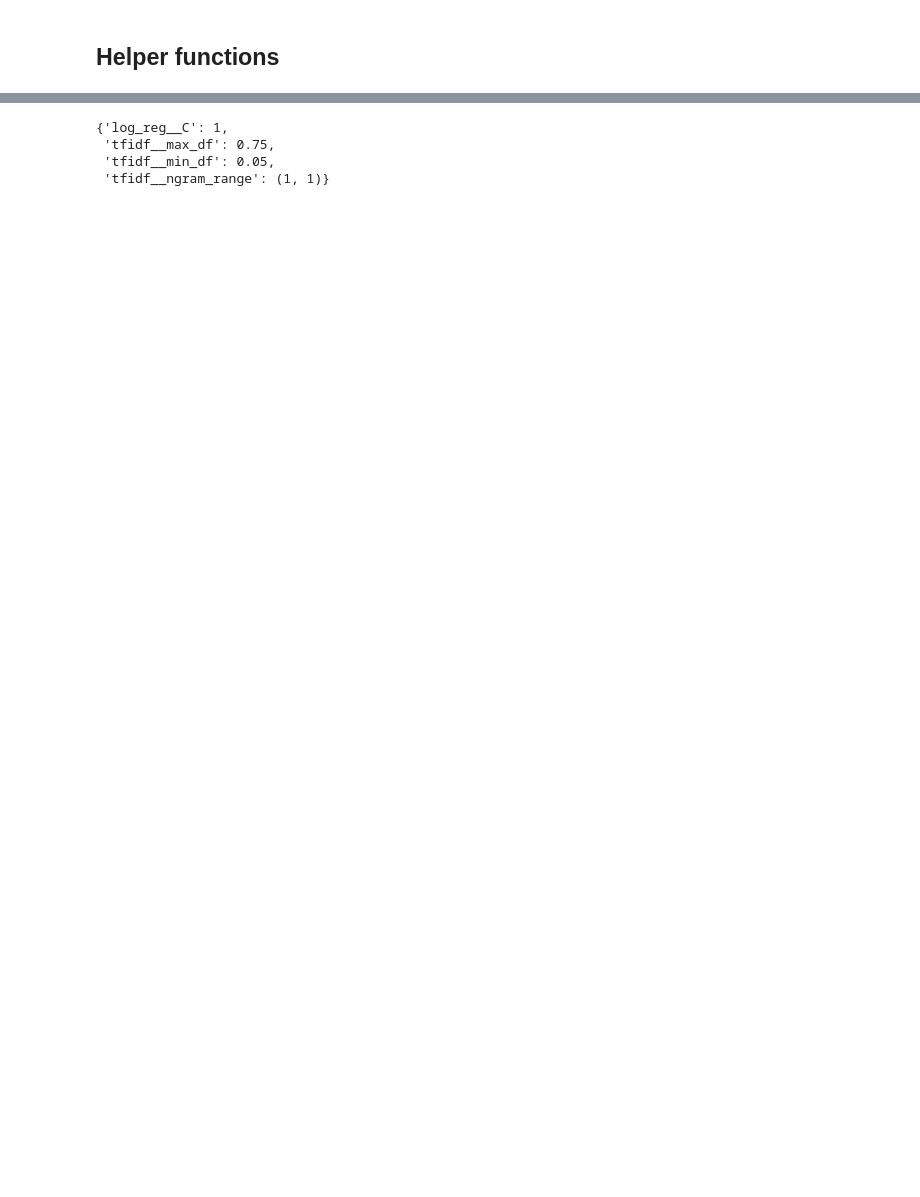
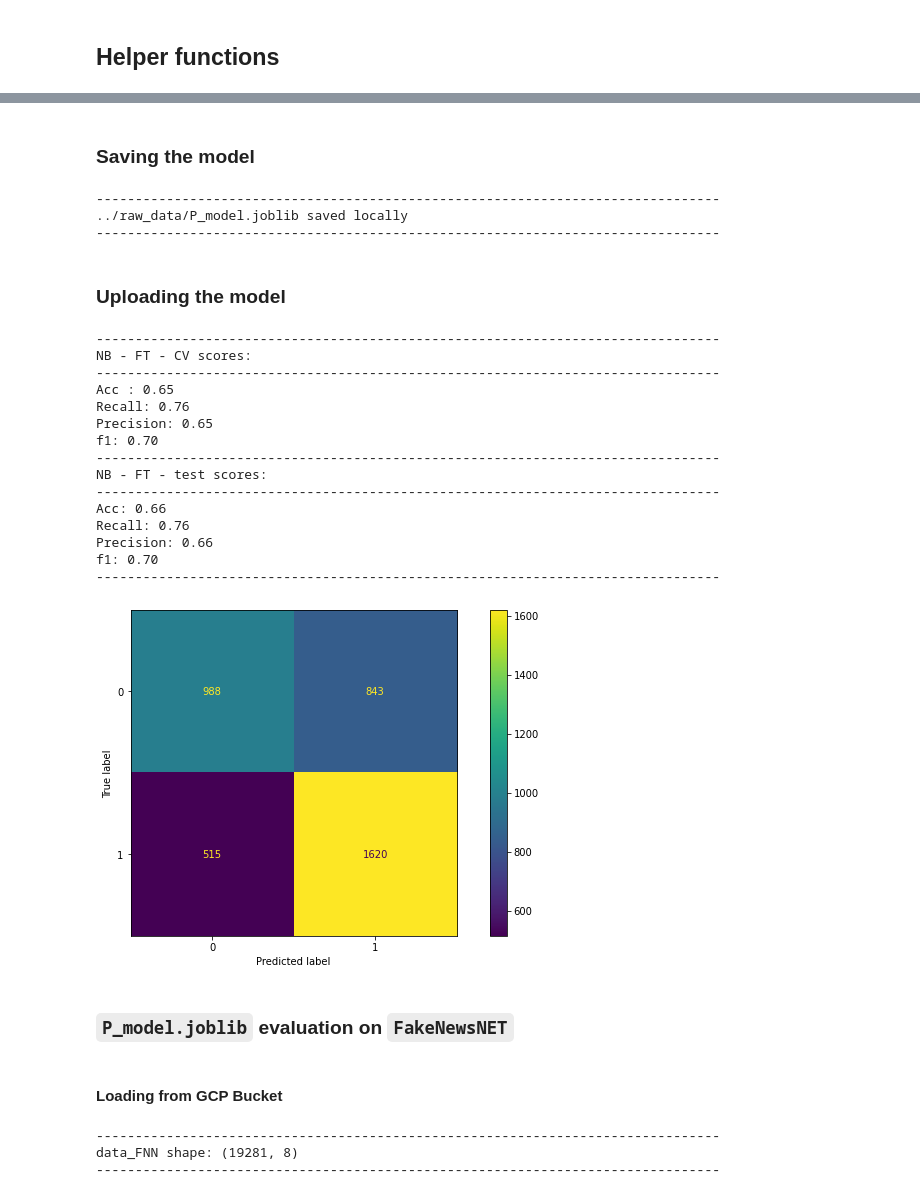
Before and after one commit to EddyEdzwan/StopFAIke, a Jupyter notebook: notebooks/JS_politifact_scrap_ML.ipynb, the cells around one changed output, grey strips where cells are left out. Cells and saved outputs as stored; diff of their text form; code cells hidden in the pictures; blank space fills up the shorter version.

Commit message:
ML-DL cross evaluation notebooks added

```diff
--- a/notebooks/JS_politifact_scrap_ML.ipynb
+++ b/notebooks/JS_politifact_scrap_ML.ipynb
@@ -414,7 +495,54 @@ grid_search.best_score_
-# %%
-grid_search.best_params_
-# %% [output]
-{'log_reg__C': 1,
- 'tfidf__max_df': 0.75,
- 'tfidf__min_df': 0.05,
- 'tfidf__ngram_range': (1, 1)}
+# %% [markdown]
+### Saving the model
+# %%
+model_name = '../raw_data/P_model.joblib'
+save_model(nb_grid_search.best_estimator_, model_name)
+# %% [output]
+--------------------------------------------------------------------------------
+../raw_data/P_model.joblib saved locally
+--------------------------------------------------------------------------------
+# %% [markdown]
+### Uploading the model
+# %%
+model = get_model(model_name)
+# %%
+acc, recall, precision, f1 = get_scores(model, 'NB - FT', X_P_train, y_P_train, X_P_test, y_P_test)
+
+plot_confusion_matrix(model, X_P_test, y_P_test, values_format='d');
+# %% [output]
+--------------------------------------------------------------------------------
+NB - FT - CV scores:
+--------------------------------------------------------------------------------
+Acc : 0.65
+Recall: 0.76
+Precision: 0.65
+f1: 0.70
+--------------------------------------------------------------------------------
+NB - FT - test scores:
+--------------------------------------------------------------------------------
+Acc: 0.66
+Recall: 0.76
+Precision: 0.66
+f1: 0.70
+--------------------------------------------------------------------------------
+[figure, added]
+# %% [markdown]
+### `P_model.joblib` evaluation on `FakeNewsNET`
+# %% [markdown]
+#### Loading from GCP Bucket
+# %%
+def get_data_from_gcp(nrows=10000, optimize=False, **kwargs):
+    """method to get the training data (or a portion of it) from GCP"""
+    path = 'https://storage.googleapis.com/wagon-data-615-seguy/data/FakesNewsNET.csv'
+    df = pd.read_csv(path, nrows=nrows)
+    return df
+
+data_FNN = get_data_from_gcp(nrows=20000)
+
+print('-'*80)
+print(f"data_FNN shape: {data_FNN.shape}")
+print('-'*80)
+# %% [output]
+--------------------------------------------------------------------------------
+data_FNN shape: (19281, 8)
+--------------------------------------------------------------------------------
```
Also changed, not shown: parts of 90 cells of this notebook, 2 other files.
